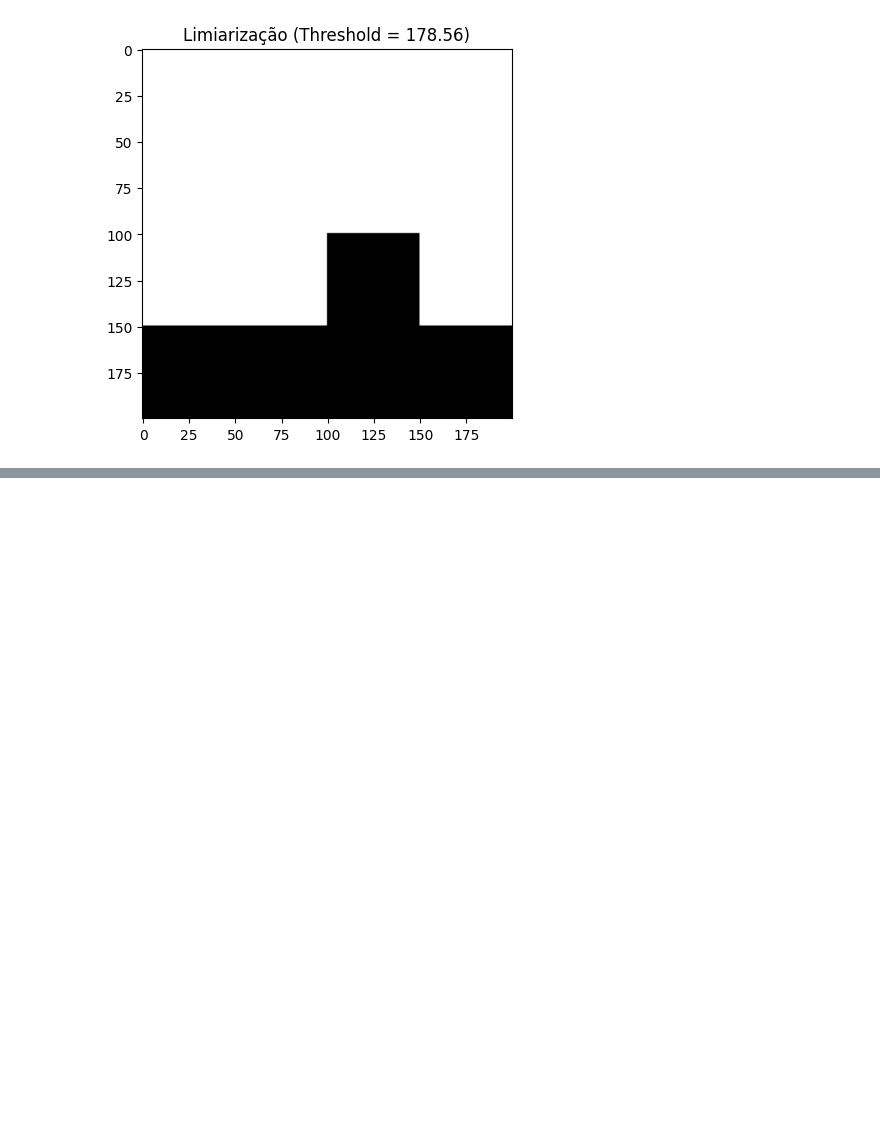
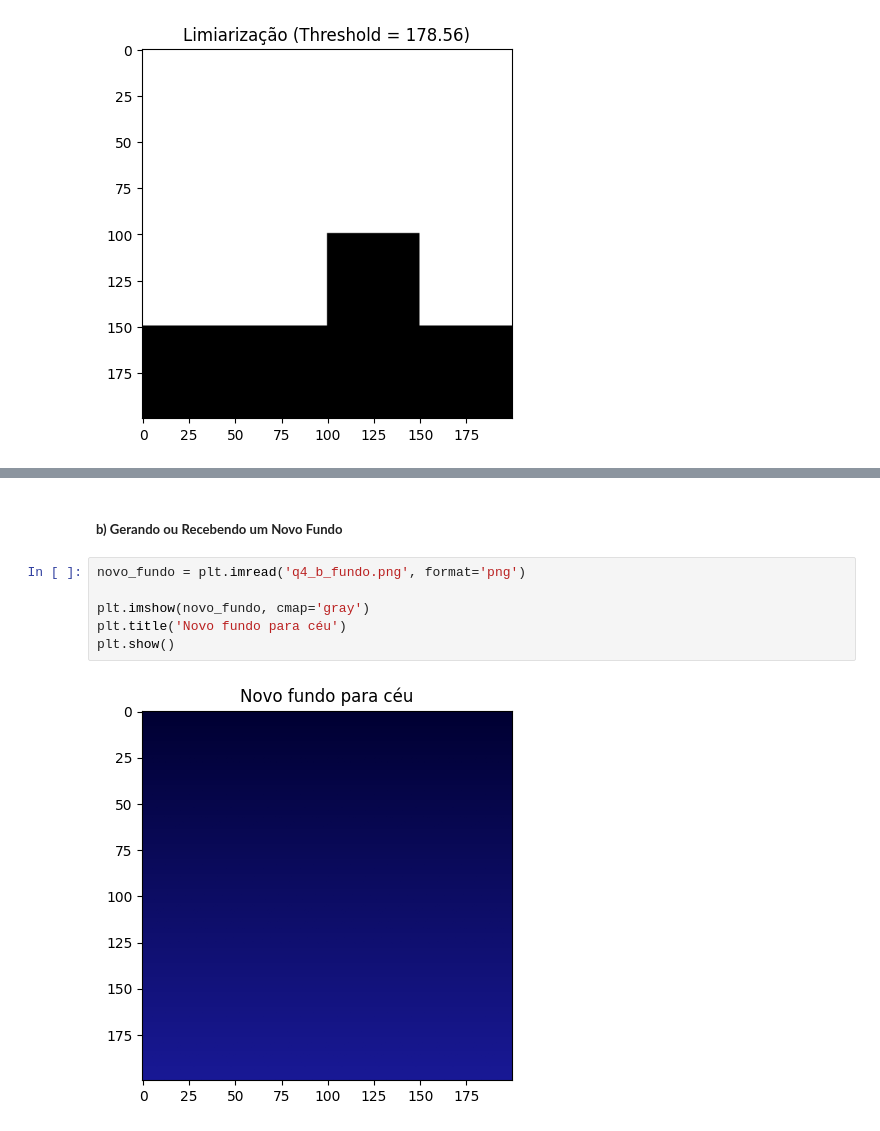
Before and after one commit to andref03/Processamento-Digital-Imagens-PDI, a Jupyter notebook: atividade_pratica_01/questao_01.ipynb, the cells around one changed output, grey strips where cells are left out. Saved outputs shown, nothing was run; the diff lists cells and outputs as text; blank space fills up the shorter version.

```diff
--- a/atividade_pratica_01/questao_01.ipynb
+++ b/atividade_pratica_01/questao_01.ipynb
@@ -138,0 +165,10 @@ plt.show()
+# %% [markdown]
+##### **b) Gerando ou Recebendo um Novo Fundo**
+# %%
+novo_fundo = plt.imread('q4_b_fundo.png', format='png')
+
+plt.imshow(novo_fundo, cmap='gray')
+plt.title('Novo fundo para céu')
+plt.show()
+# %% [output]
+[figure, added]
```
Also changed, not shown: parts of 6 cells of this notebook.
